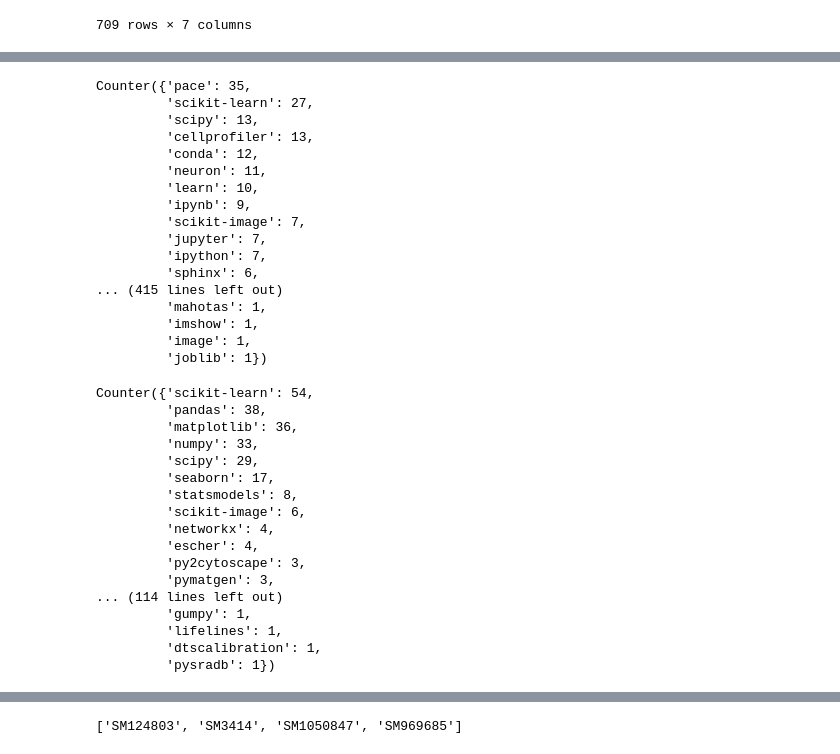
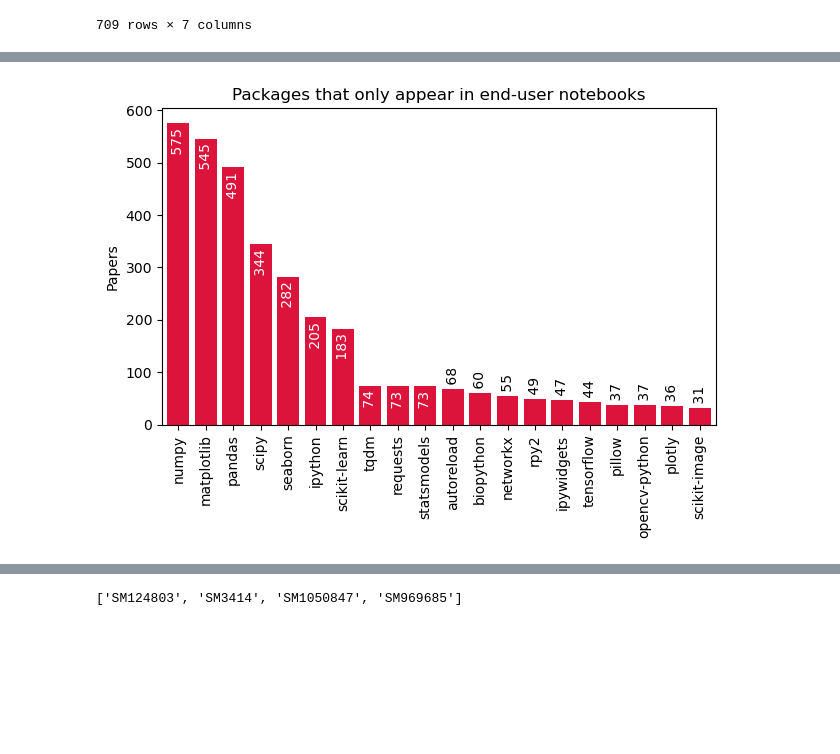
Before and after one commit to borisveytsman/SoftwareImpactHackathon2023_Tracing_dependencies, a Jupyter notebook: importtopackage/compare_enduser_packages_to_paper_mentions.ipynb, the cells around one changed output, grey strips where cells are left out. Cells and saved outputs as stored; diff of their text form; code cells hidden in the pictures; blank space fills up the shorter version.

Commit message:
add graphs of mismatches

```diff
--- a/importtopackage/compare_enduser_packages_to_paper_mentions.ipynb
+++ b/importtopackage/compare_enduser_packages_to_paper_mentions.ipynb
@@ -95,42 +74,22 @@ Counter({'numpy': 575,
-# %%
-from collections import Counter
-df["paper"].apply(Counter).sum()
-# %% [output]
-Counter({'pace': 35,
-         'scikit-learn': 27,
-         'scipy': 13,
-         'cellprofiler': 13,
-         'conda': 12,
-         'neuron': 11,
-         'learn': 10,
-         'ipynb': 9,
-         'scikit-image': 7,
-         'jupyter': 7,
-         'ipython': 7,
-         'sphinx': 6,
-... (415 lines left out)
-         'mahotas': 1,
-         'imshow': 1,
-         'image': 1,
-         'joblib': 1})
-# %%
-from collections import Counter
-df["both"].apply(Counter).sum()
-# %% [output]
-Counter({'scikit-learn': 54,
-         'pandas': 38,
-         'matplotlib': 36,
-         'numpy': 33,
-         'scipy': 29,
-         'seaborn': 17,
-         'statsmodels': 8,
-         'scikit-image': 6,
-         'networkx': 4,
-         'escher': 4,
-         'py2cytoscape': 3,
-         'pymatgen': 3,
-... (114 lines left out)
-         'gumpy': 1,
-         'lifelines': 1,
-         'dtscalibration': 1,
-         'pysradb': 1})
+# %%
+from collections import Counter
+
+def plot_count(column, title):
+    tf = column.apply(Counter).sum()
+    y = [count for tag, count in tf.most_common(20)]
+    x = [tag for tag, count in tf.most_common(20)]
+
+    plt.bar(x, y, color='crimson')
+    plt.xticks(rotation=90)
+    plt.title(title)
+    plt.ylabel("Papers")
+    for i, (tag, count) in enumerate(tf.most_common(20)):
+        plt.text(i, count, f' {count} ', rotation=90,
+                ha='center', va='top' if i < 10 else 'bottom', color='white' if i < 10 else 'black')
+    plt.xlim(-0.6, len(x)-0.4) # optionally set tighter x lims
+    plt.tight_layout() # change the whitespace such that all labels fit nicely
+    plt.show()
+
+plot_count(df["enduser"], "Packages that only appear in end-user notebooks")
+# %% [output]
+[figure, added]
```
Also changed, not shown: parts of 3 cells of this notebook, 5 other files.
